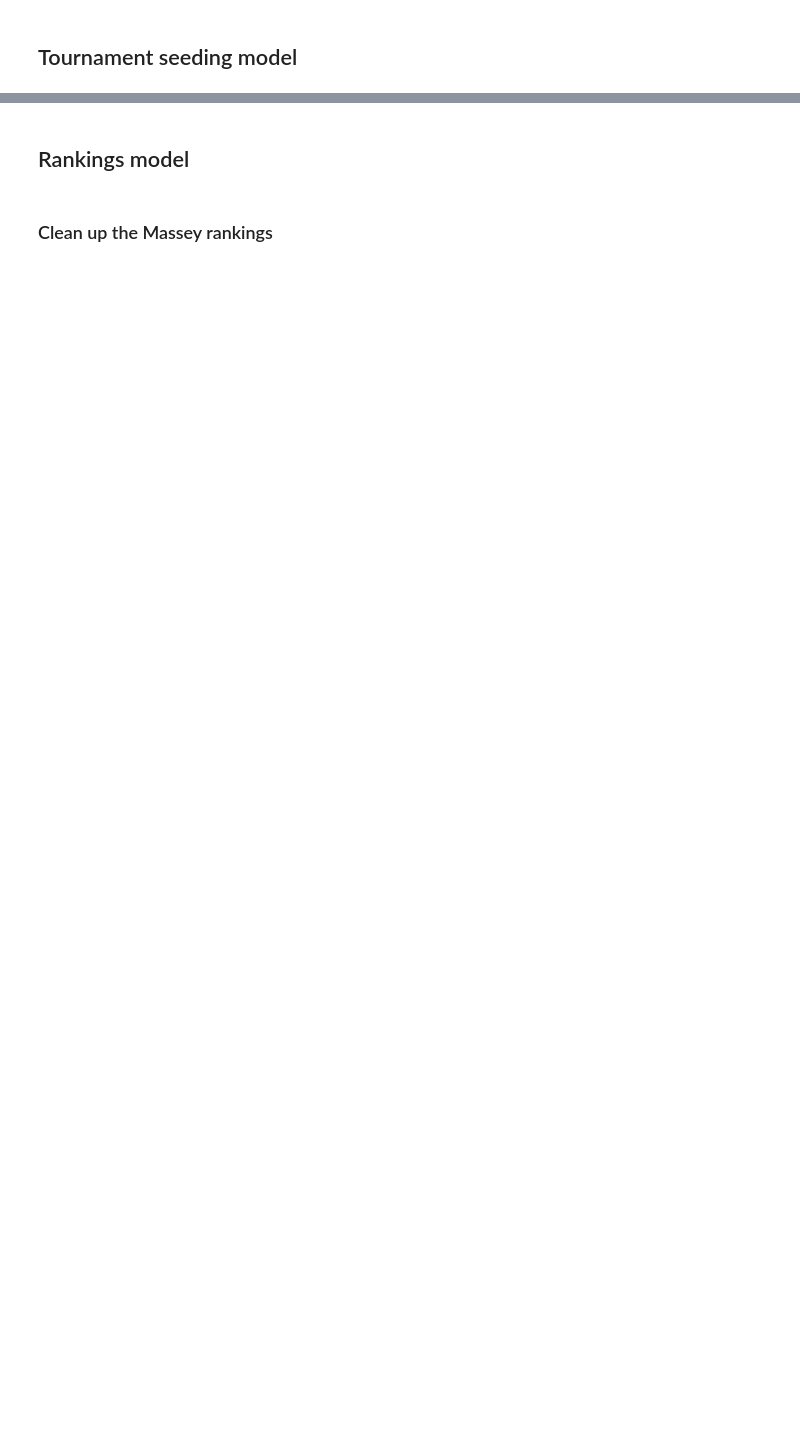
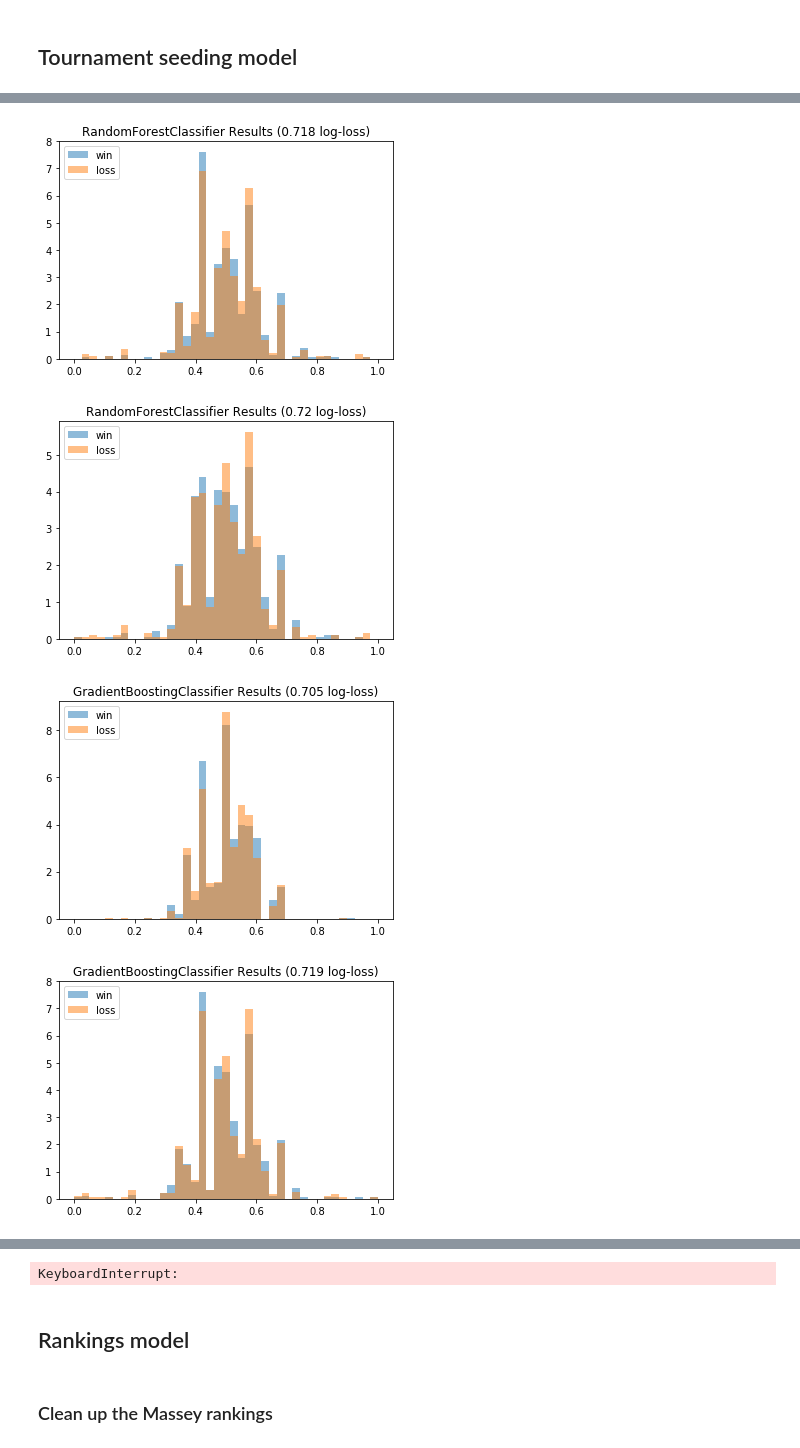
Before and after one commit to DJedamski/kaggle_ncaa18, a Jupyter notebook: ncaa_2018_data_exploration.ipynb, the cells around one changed output, grey strips where cells are left out. Drawn from its saved outputs; the diff is of its cells as text; code cells hidden in the pictures; blank space fills up the shorter version.

```diff
--- a/ncaa_2018_data_exploration.ipynb
+++ b/ncaa_2018_data_exploration.ipynb
@@ -187,14 +181,20 @@ Test shape: (465, 5)
 seeds_col = ['WSeed', 'LSeed']
 
 # Define models to test
-RF = RandomForestClassifier(n_estimators=200)
-GBT = GradientBoostingClassifier(n_estimators=100, max_depth=3)
+RF1 = RandomForestClassifier(n_estimators=200)
+RF2 = RandomForestClassifier(n_estimators=400)
+GBT1 = GradientBoostingClassifier(n_estimators=100, max_depth=3)
+GBT2 = GradientBoostingClassifier(n_estimators=100, max_depth=5)
+GBT3 = GradientBoostingClassifier(n_estimators=100, max_depth=7)
+GBT4 = GradientBoostingClassifier(n_estimators=200, max_depth=3)
+GBT5 = GradientBoostingClassifier(n_estimators=200, max_depth=5)
+GBT6 = GradientBoostingClassifier(n_estimators=200, max_depth=7)
 Ada = AdaBoostClassifier(base_estimator=RF, n_estimators=150)
-LR = LogisticRegression()
-MLP = MLPClassifier()
+LR1 = LogisticRegression()
+LR2 = LogisticRegression(penalty='l1')
+LR3 = LogisticRegression(C=0.1)
+LR4 = LogisticRegression(penalty='l1', C=0.1)
+LR5 = LogisticRegression(C=100)
+LR6 = LogisticRegression(penalty='l1', C=100)
+MLP1 = MLPClassifier()
+MLP2 = MLPClassifier(max_iter=500)
-# %%
-fit_and_evaluate(RF, seeds_col, X_train_seeds, y_train, X_val_seeds, y_val)
-fit_and_evaluate(GBT, seeds_col, X_train_seeds, y_train, X_val_seeds, y_val)
-fit_and_evaluate(Ada, seeds_col, X_train_seeds, y_train, X_val_seeds, y_val)
-fit_and_evaluate(LR, seeds_col, X_train_seeds, y_train, X_val_seeds, y_val)
-fit_and_evaluate(MLP, seeds_col, X_train_seeds, y_train, X_val_seeds, y_val)
@@ -206,0 +201,23 @@ fit_and_evaluate(MLP, seeds_col, X_train_seeds, y_train, X_val_seeds, y_val)
+# %%
+fit_and_evaluate(RF1, seeds_col, X_train_seeds, y_train, X_val_seeds, y_val)
+fit_and_evaluate(RF2, seeds_col, X_train_seeds, y_train, X_val_seeds, y_val)
+fit_and_evaluate(GBT1, seeds_col, X_train_seeds, y_train, X_val_seeds, y_val)
+fit_and_evaluate(GBT2, seeds_col, X_train_seeds, y_train, X_val_seeds, y_val)
+fit_and_evaluate(GBT3, seeds_col, X_train_seeds, y_train, X_val_seeds, y_val)
+fit_and_evaluate(GBT4, seeds_col, X_train_seeds, y_train, X_val_seeds, y_val)
+fit_and_evaluate(GBT5, seeds_col, X_train_seeds, y_train, X_val_seeds, y_val)
+fit_and_evaluate(GBT6, seeds_col, X_train_seeds, y_train, X_val_seeds, y_val)
+fit_and_evaluate(Ada, seeds_col, X_train_seeds, y_train, X_val_seeds, y_val)
+fit_and_evaluate(LR1, seeds_col, X_train_seeds, y_train, X_val_seeds, y_val)
+fit_and_evaluate(LR2, seeds_col, X_train_seeds, y_train, X_val_seeds, y_val)
+fit_and_evaluate(LR3, seeds_col, X_train_seeds, y_train, X_val_seeds, y_val)
+fit_and_evaluate(LR4, seeds_col, X_train_seeds, y_train, X_val_seeds, y_val)
+fit_and_evaluate(LR5, seeds_col, X_train_seeds, y_train, X_val_seeds, y_val)
+fit_and_evaluate(LR6, seeds_col, X_train_seeds, y_train, X_val_seeds, y_val)
+fit_and_evaluate(MLP1, seeds_col, X_train_seeds, y_train, X_val_seeds, y_val)
+fit_and_evaluate(MLP2, seeds_col, X_train_seeds, y_train, X_val_seeds, y_val)
+# %% [output]
+[figure, added]
+[figure, added]
+[figure, added]
+[figure, added]
@@ -207,3 +228,4 @@ fit_and_evaluate(MLP, seeds_col, X_train_seeds, y_train, X_val_seeds, y_val)
+KeyboardInterrupt:
 # %% [markdown]
 ## Rankings model
 # %% [markdown]
```
Also changed, not shown: parts of 20 cells of this notebook.
